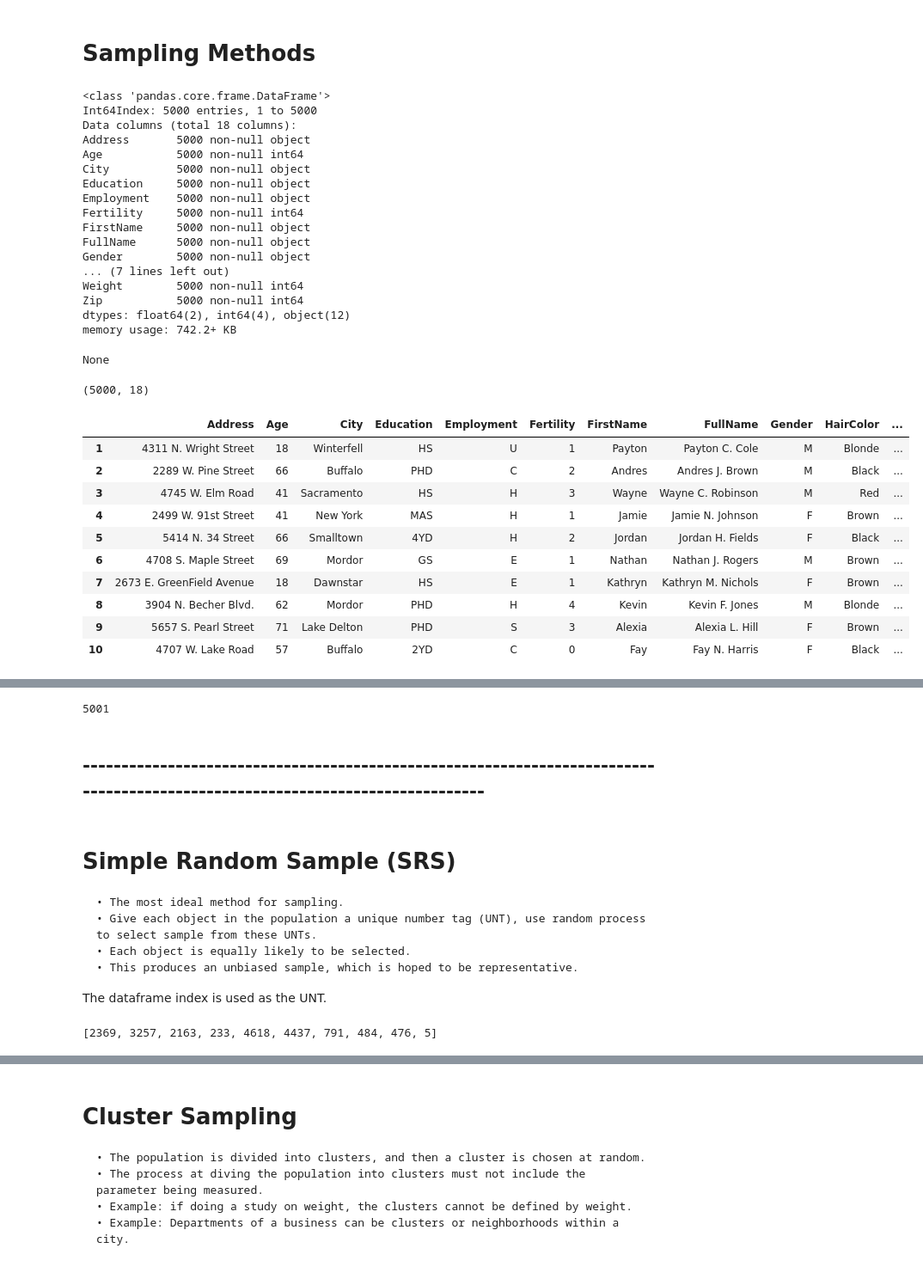
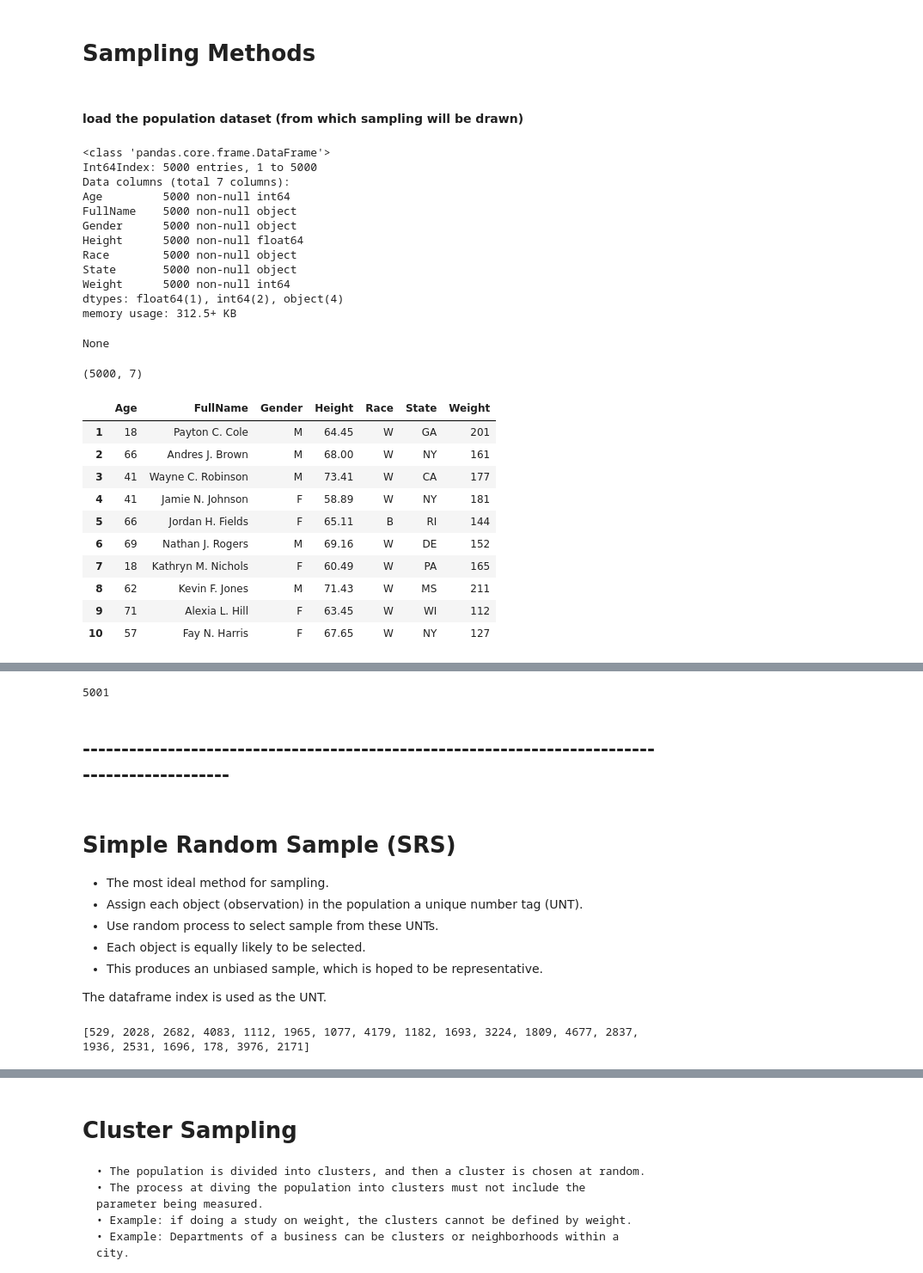
Before and after one commit to Christopher-Pfeifer/Statistics-Probability, a Jupyter notebook: SamplingMethods.ipynb, the cells around one changed output, grey strips where cells are left out. Shown at 86% size. Drawn from its saved outputs; the diff is of its cells as text; code cells hidden in the pictures.

```diff
--- a/SamplingMethods.ipynb
+++ b/SamplingMethods.ipynb
@@ -5,41 +5,39 @@ import pandas as pd
 from random import choice
 from random import randint
 from random import randrange
+# %% [markdown]
+#### load the population dataset (from which sampling will be drawn)
 # %%
-population = pd.read_csv("population.csv")
+population = pd.read_csv("population.csv",
+                         usecols=['FullName','Race','Gender','Age','Height','Weight','State'] )
 population.index = pd.Index(i for i in range(1,5001,1))
 display(population.info())
 display(population.shape)
 display(population.head(10))
 display(population.tail(10))
 # %% [output]
 <class 'pandas.core.frame.DataFrame'>
 Int64Index: 5000 entries, 1 to 5000
-Data columns (total 18 columns):
-Address       5000 non-null object
-Age           5000 non-null int64
-City          5000 non-null object
-Education     5000 non-null object
-Employment    5000 non-null object
-Fertility     5000 non-null int64
-FirstName     5000 non-null object
-FullName      5000 non-null object
-Gender        5000 non-null object
-... (7 lines left out)
-Weight        5000 non-null int64
-Zip           5000 non-null int64
-dtypes: float64(2), int64(4), object(12)
-memory usage: 742.2+ KB
+Data columns (total 7 columns):
+Age         5000 non-null int64
+FullName    5000 non-null object
+Gender      5000 non-null object
+Height      5000 non-null float64
+Race        5000 non-null object
+State       5000 non-null object
+Weight      5000 non-null int64
+dtypes: float64(1), int64(2), object(4)
+memory usage: 312.5+ KB
 None
-(5000, 18)
+(5000, 7)
-|  | Address | Age | City | Education | Employment | Fertility | FirstName | FullName | Gender | HairColor | ... |
-| 1 | 4311 N. Wright Street | 18 | Winterfell | HS | U | 1 | Payton | Payton C. Cole | M | Blonde | ... |
-| 2 | 2289 W. Pine Street | 66 | Buffalo | PHD | C | 2 | Andres | Andres J. Brown | M | Black | ... |
-| 3 | 4745 W. Elm Road | 41 | Sacramento | HS | H | 3 | Wayne | Wayne C. Robinson | M | Red | ... |
-| 4 | 2499 W. 91st Street | 41 | New York | MAS | H | 1 | Jamie | Jamie N. Johnson | F | Brown | ... |
-| 5 | 5414 N. 34 Street | 66 | Smalltown | 4YD | H | 2 | Jordan | Jordan H. Fields | F | Black | ... |
-| 6 | 4708 S. Maple Street | 69 | Mordor | GS | E | 1 | Nathan | Nathan J. Rogers | M | Brown | ... |
-| 7 | 2673 E. GreenField Avenue | 18 | Dawnstar | HS | E | 1 | Kathryn | Kathryn M. Nichols | F | Brown | ... |
-| 8 | 3904 N. Becher Blvd. | 62 | Mordor | PHD | H | 4 | Kevin | Kevin F. Jones | M | Blonde | ... |
-| 9 | 5657 S. Pearl Street | 71 | Lake Delton | PHD | S | 3 | Alexia | Alexia L. Hill | F | Brown | ... |
-| 10 | 4707 W. Lake Road | 57 | Buffalo | 2YD | C | 0 | Fay | Fay N. Harris | F | Black | ... |
+|  | Age | FullName | Gender | Height | Race | State | Weight |
+| 1 | 18 | Payton C. Cole | M | 64.45 | W | GA | 201 |
+| 2 | 66 | Andres J. Brown | M | 68.00 | W | NY | 161 |
+| 3 | 41 | Wayne C. Robinson | M | 73.41 | W | CA | 177 |
+| 4 | 41 | Jamie N. Johnson | F | 58.89 | W | NY | 181 |
+| 5 | 66 | Jordan H. Fields | F | 65.11 | B | RI | 144 |
+| 6 | 69 | Nathan J. Rogers | M | 69.16 | W | DE | 152 |
+| 7 | 18 | Kathryn M. Nichols | F | 60.49 | W | PA | 165 |
+| 8 | 62 | Kevin F. Jones | M | 71.43 | W | MS | 211 |
+| 9 | 71 | Alexia L. Hill | F | 63.45 | W | WI | 112 |
+| 10 | 57 | Fay N. Harris | F | 67.65 | W | NY | 127 |
@@ -62,23 +62,24 @@ display(eof)
 # %% [output]
 5001
 # %% [markdown]
-## ------------------------------------------------------------------------------------------------------------------------------
+## ---------------------------------------------------------------------------------------------
 # %% [markdown]
 # Simple Random Sample (SRS)
-	• The most ideal method for sampling.
-	• Give each object in the population a unique number tag (UNT), use random process to select sample from these UNTs.
-	• Each object is equally likely to be selected.
-	• This produces an unbiased sample, which is hoped to be representative.
+- The most ideal method for sampling.
+- Assign each object (observation) in the population a unique number tag (UNT).
+- Use random process to select sample from these UNTs.
+- Each object is equally likely to be selected.
+- This produces an unbiased sample, which is hoped to be representative.
 
 The dataframe index  is used as the UNT.
 # %%
 # use a random process to select a list of unique number tags from the available population tags.
 List = []
-for index in range (0,10):
+for index in range (0,20):
     List.append(randrange(1,eof))
-display(List)
+print(List)
 # %% [output]
-[2369, 3257, 2163, 233, 4618, 4437, 791, 484, 476, 5]
+[529, 2028, 2682, 4083, 1112, 1965, 1077, 4179, 1182, 1693, 3224, 1809, 4677, 2837, 1936, 2531, 1696, 178, 3976, 2171]
 # %%
 # pull the observations into the samples for the randomly generated list of unique number tags.
 sample = population.loc[List]
```
Also changed, not shown: parts of 32 cells of this notebook.
